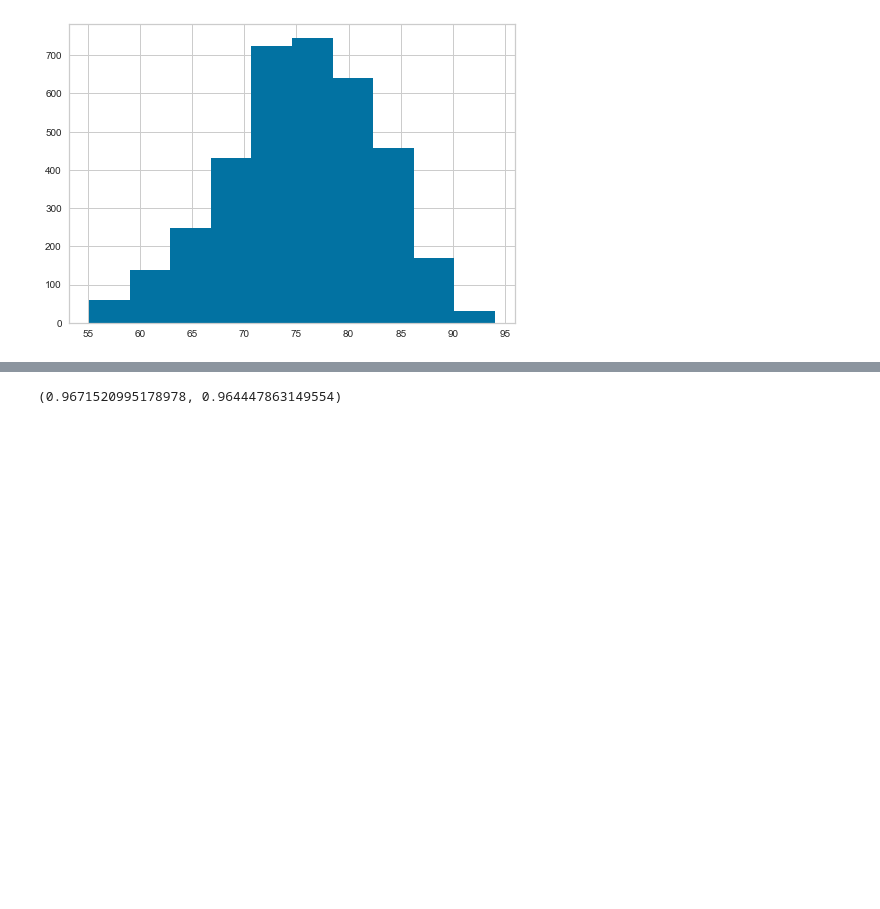
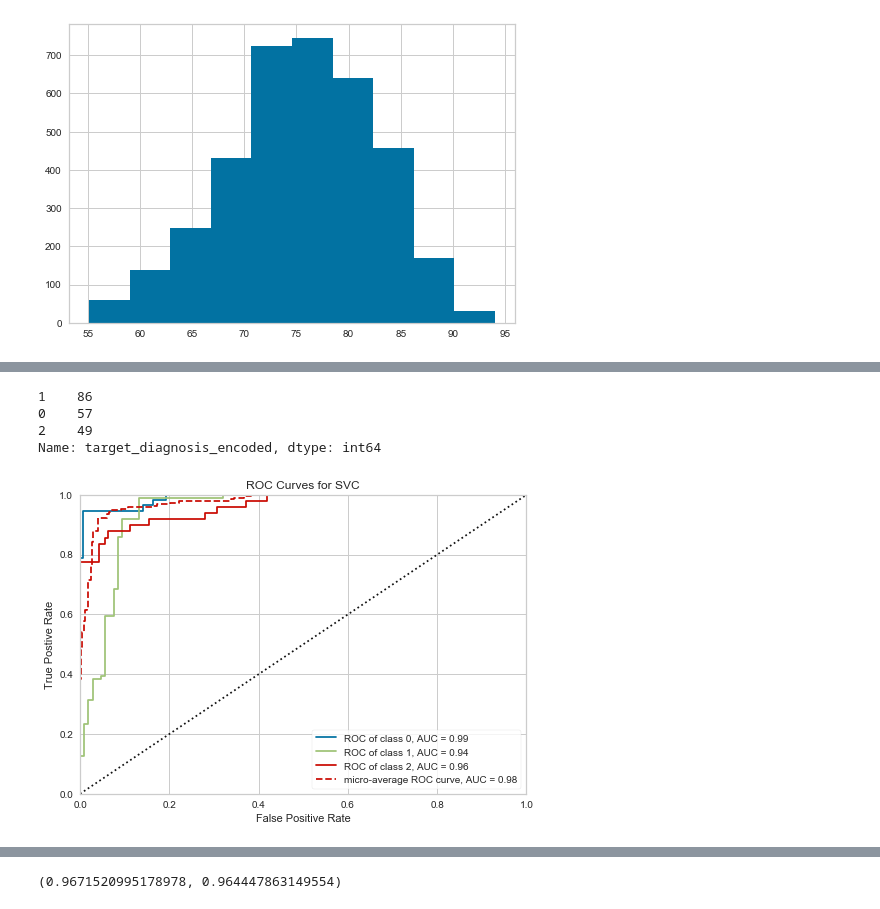
Before and after one commit to maxhipperson/Predicting-Alzheimers, a Jupyter notebook: data_exploration_02.ipynb, the cells around one changed output, grey strips where cells are left out. Drawn from its saved outputs; the diff is of its cells as text; code cells hidden in the pictures; blank space fills up the shorter version.

```diff
--- a/data_exploration_02.ipynb
+++ b/data_exploration_02.ipynb
@@ -195,0 +188,16 @@ Pipeline(memory=None,
+# %%
+from yellowbrick.classifier import ROCAUC
+
+print(y_test.value_counts())
+
+visualizer_1 = ROCAUC(scaled_svc_1, macro=False)
+visualizer_1.fit(x_train, y_train)
+visualizer_1.score(x_test, y_test)
+visualizer_1.show()
+plt.show()
+# %% [output]
+1    86
+0    57
+2    49
+Name: target_diagnosis_encoded, dtype: int64
+[figure, added]
```
Also changed, not shown: parts of 2 cells of this notebook.
